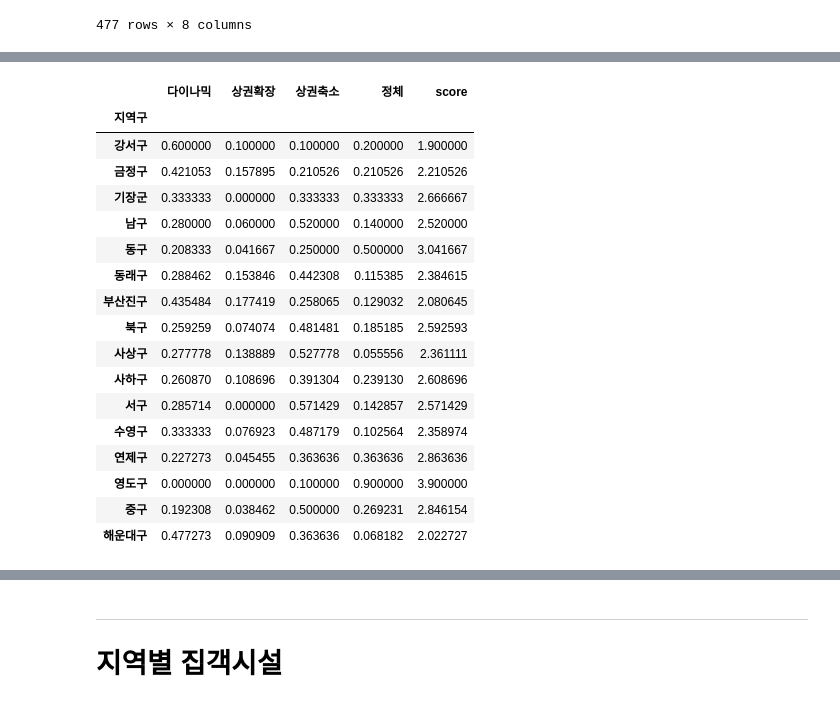
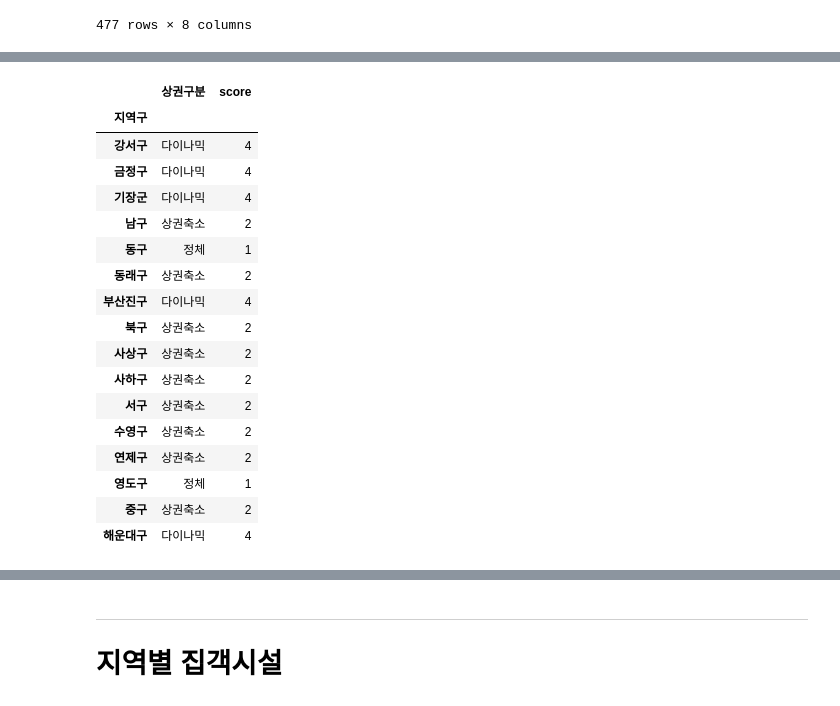
Before and after one commit to yongchoooon/nadosajang, a Jupyter notebook: SangGwon.ipynb, the cells around one changed output, grey strips where cells are left out. Drawn from its saved outputs; the diff is of its cells as text; code cells hidden in the pictures.

```diff
--- a/SangGwon.ipynb
+++ b/SangGwon.ipynb
@@ -687,9 +696,9 @@ df_ci_gu = pd.crosstab(
   aggfunc = 'count',
 ).fillna(0).apply(lambda x: x.astype('int64'))
 df_ci_gu = df_ci_gu[['다이나믹', '상권확장', '상권축소', '정체']]
-df_ci_gu['합계'] = df_ci_gu.sum(axis = 1)
-df_ci_gu['상권구분'] = ['다이나믹', '다이나믹', '상권축소', '상권축소',
-                        '정체', '상권축소', '다이나믹', '상권축소',
-                        '상권축소', '상권축소', '상권축소', '상권축소',
-                        '상권축소', '정체', '상권축소', '다이나믹']
-df_ci_gu['score'] = [1, 1, 3, 3, 4, 3, 1, 3, 3, 3, 3, 3, 3, 4, 3, 1]
+
+df_ci_gu = df_ci_gu.reset_index()
+df_ci_gu['상권구분'] = df_ci_gu[df_ci_gu.columns[1:]].apply(lambda x: x.index[x.argmax()], axis = 1)
+df_ci_gu['score'] = df_ci_gu['상권구분'].map({'다이나믹' : 4, '상권확장' : 3, '상권축소' : 2, '정체' : 1})
+
+df_ci_gu_for_viz = pd.DataFrame(index = df_ci_gu['지역구'], columns = ['상권구분', 'score'], data = df_ci_gu[['상권구분','score']].values)
@@ -717,28 +705,24 @@ df_ci_gu
-# %%
-df_ci_gu2 = pd.DataFrame(df_ci_gu[['다이나믹', '상권확장', '상권축소', '정체']].values.T / df_ci_gu['합계'].values).T
-df_ci_gu2.index = df_ci_gu.index
-df_ci_gu2.columns = ['다이나믹', '상권확장', '상권축소', '정체']
-df_ci_gu2['score'] = df_ci_gu2.dot([1,2,3,4])
-df_ci_gu2
-# %% [output]
-|  | 다이나믹 | 상권확장 | 상권축소 | 정체 | score |
-| 지역구 |  |  |  |  |  |
-| 강서구 | 0.600000 | 0.100000 | 0.100000 | 0.200000 | 1.900000 |
-| 금정구 | 0.421053 | 0.157895 | 0.210526 | 0.210526 | 2.210526 |
-| 기장군 | 0.333333 | 0.000000 | 0.333333 | 0.333333 | 2.666667 |
-| 남구 | 0.280000 | 0.060000 | 0.520000 | 0.140000 | 2.520000 |
-| 동구 | 0.208333 | 0.041667 | 0.250000 | 0.500000 | 3.041667 |
-| 동래구 | 0.288462 | 0.153846 | 0.442308 | 0.115385 | 2.384615 |
-| 부산진구 | 0.435484 | 0.177419 | 0.258065 | 0.129032 | 2.080645 |
-| 북구 | 0.259259 | 0.074074 | 0.481481 | 0.185185 | 2.592593 |
-| 사상구 | 0.277778 | 0.138889 | 0.527778 | 0.055556 | 2.361111 |
-| 사하구 | 0.260870 | 0.108696 | 0.391304 | 0.239130 | 2.608696 |
-| 서구 | 0.285714 | 0.000000 | 0.571429 | 0.142857 | 2.571429 |
-| 수영구 | 0.333333 | 0.076923 | 0.487179 | 0.102564 | 2.358974 |
-| 연제구 | 0.227273 | 0.045455 | 0.363636 | 0.363636 | 2.863636 |
-| 영도구 | 0.000000 | 0.000000 | 0.100000 | 0.900000 | 3.900000 |
-| 중구 | 0.192308 | 0.038462 | 0.500000 | 0.269231 | 2.846154 |
-| 해운대구 | 0.477273 | 0.090909 | 0.363636 | 0.068182 | 2.022727 |
+# %%
+df_ci_gu_for_viz
+# %% [output]
+|  | 상권구분 | score |
+| 지역구 |  |  |
+| 강서구 | 다이나믹 | 4 |
+| 금정구 | 다이나믹 | 4 |
+| 기장군 | 다이나믹 | 4 |
+| 남구 | 상권축소 | 2 |
+| 동구 | 정체 | 1 |
+| 동래구 | 상권축소 | 2 |
+| 부산진구 | 다이나믹 | 4 |
+| 북구 | 상권축소 | 2 |
+| 사상구 | 상권축소 | 2 |
+| 사하구 | 상권축소 | 2 |
+| 서구 | 상권축소 | 2 |
+| 수영구 | 상권축소 | 2 |
+| 연제구 | 상권축소 | 2 |
+| 영도구 | 정체 | 1 |
+| 중구 | 상권축소 | 2 |
+| 해운대구 | 다이나믹 | 4 |
 # %%
 geo_path = './data2/busan_gu.json'
 geo_str = json.load(open(geo_path, encoding='utf-8'))
```
Also changed, not shown: parts of 29 cells of this notebook.
